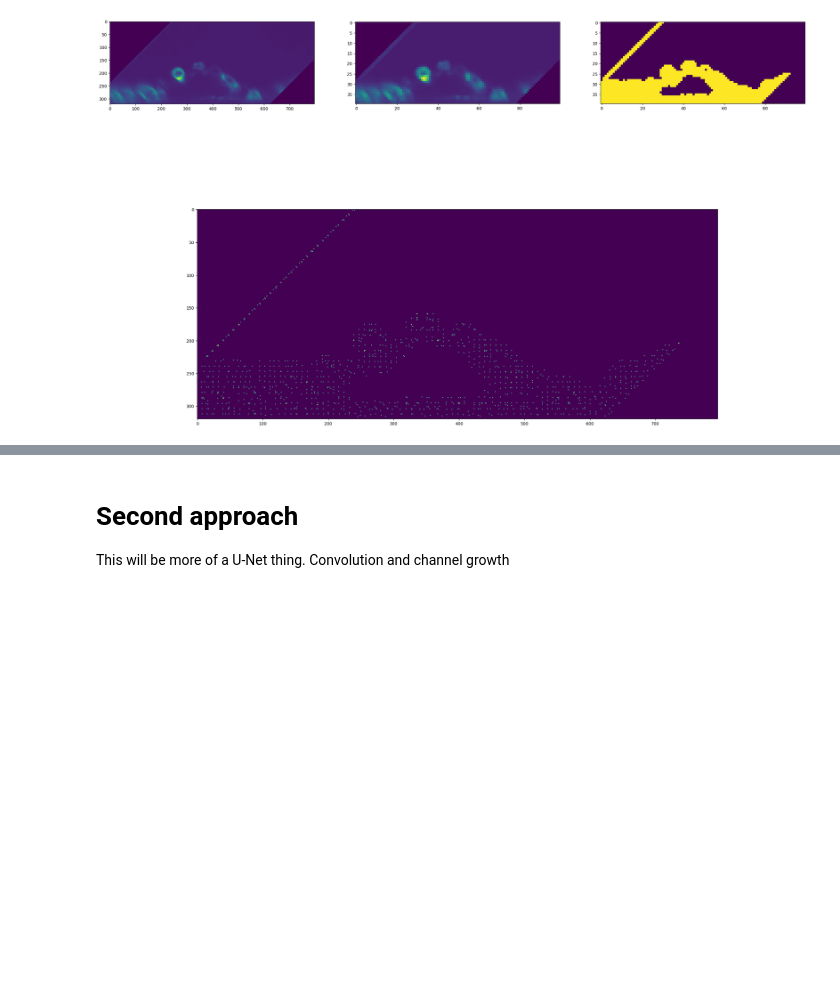
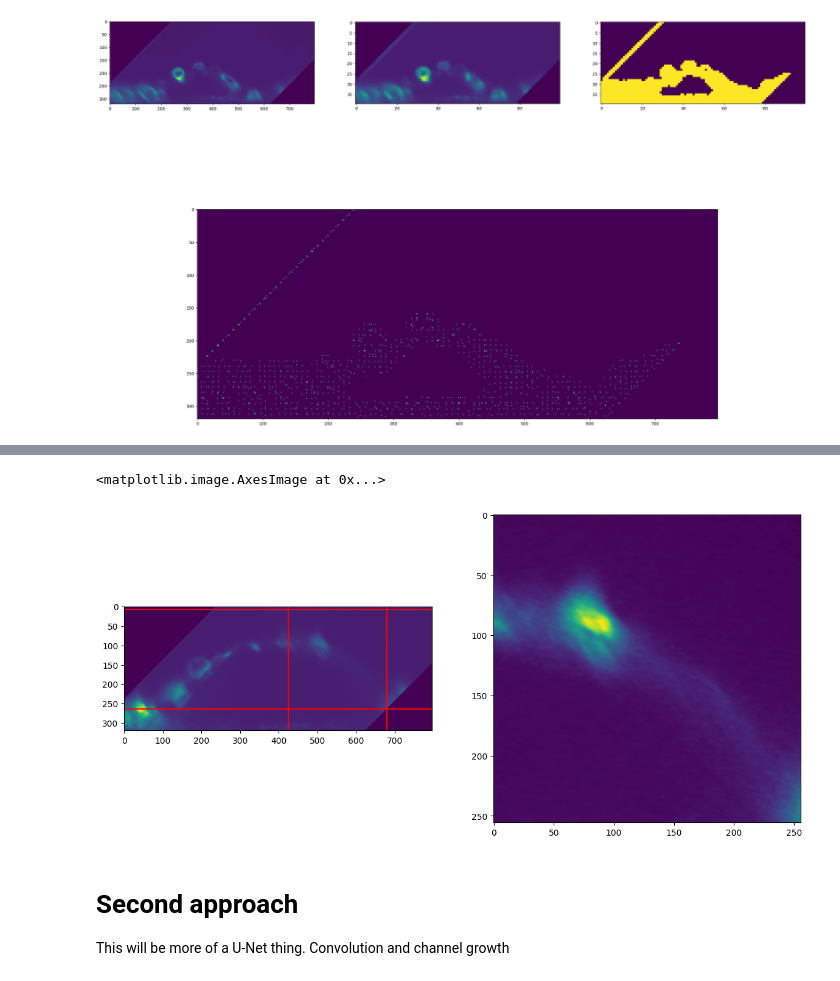
Before and after one commit to P8UXaE/light_sheet_domes, a Jupyter notebook: edgeDetection.ipynb, the cells around one changed output, grey strips where cells are left out. Cells and saved outputs as stored; diff of their text form; code cells hidden in the pictures; blank space fills up the shorter version.

```diff
--- a/edgeDetection.ipynb
+++ b/edgeDetection.ipynb
@@ -281,3 +424,39 @@ KeyboardInterrupt:
+# %%
+image = sk.io.imread('./domes/Dome103_processed_n2v2d.tif')
+image = np.transpose(image, axes=(1, 0, 2))
+
+# viewer = napari.Viewer()
+# viewer.add_image(image)
+# alpha = 1  # Adjust this value to change contrast
+# beta = 1   # Adjust this value to change brightness
+# image = cv2.convertScaleAbs(image, alpha=alpha, beta=beta)
+# viewer.add_image(image)
+
+z = 300
+
+y1, y2 = 8, 264
+x1, x2 = 424, 680
+
+# y1, y2 = 100, 228
+# x1, x2 = 150, 278
+
+
+plt.figure(figsize=(30,7))
+
+plt.subplot(1,4,1)
+plt.imshow(image[z])
+plt.axhline(y1, c='r')
+plt.axhline(y2, c='r')
+plt.axvline(x1, c='r')
+plt.axvline(x2, c='r')
+
+plt.subplot(1,4,2)
+
+im = image[z, y1:y2, x1:x2]
+plt.imshow(im)
+# %% [output]
+<matplotlib.image.AxesImage at 0x...>
+[figure, added]
 # %% [markdown]
 # Second approach
 
```
Also changed, not shown: parts of 10 cells of this notebook, 6 other files.
